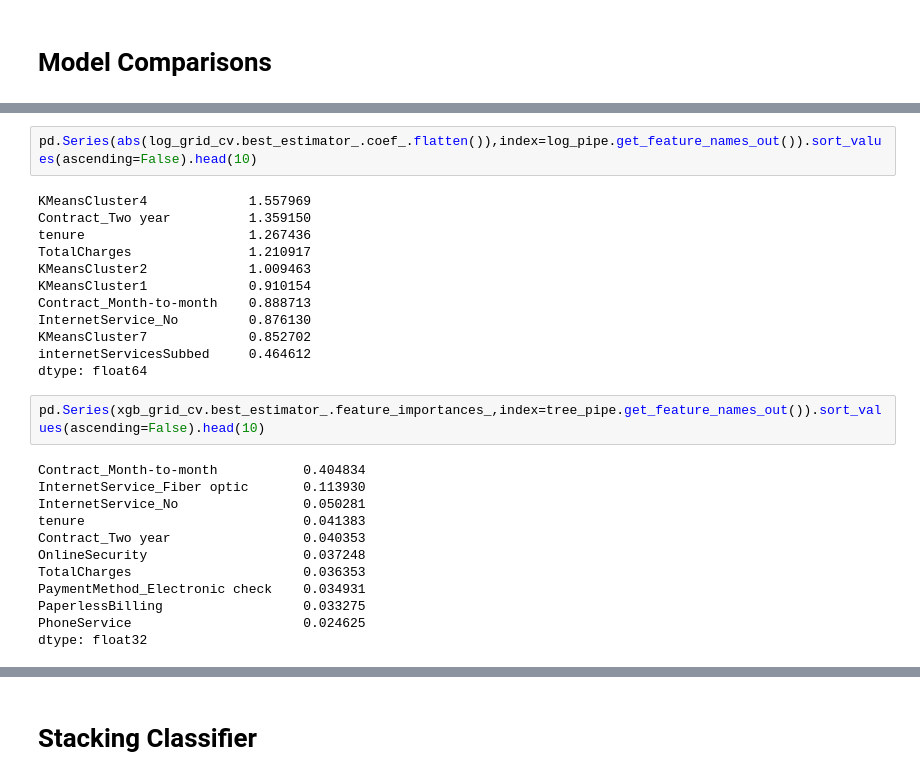
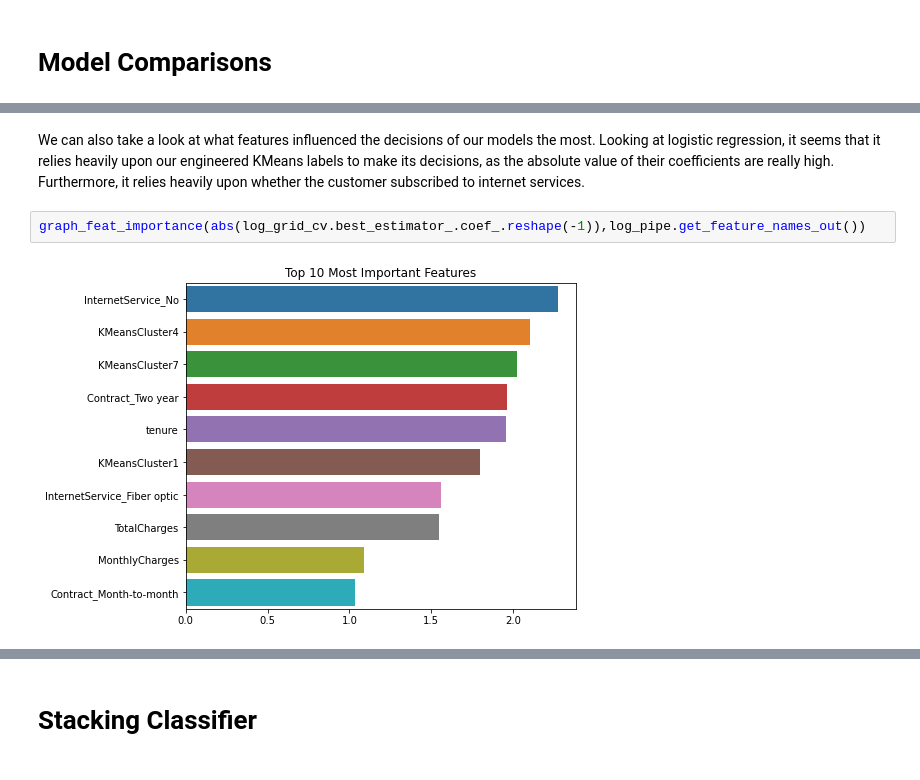
Before and after one commit to Jeff-ChenFan-Wang/TelecomChurnAnalysis, a Jupyter notebook: Model.ipynb, the cells around one changed output, grey strips where cells are left out. Cells and saved outputs as stored; diff of their text form.

```diff
--- a/Model.ipynb
+++ b/Model.ipynb
@@ -288,28 +254,6 @@ Text(0.5, 1.0, 'LightGBM 0.8326965459001875')
+# %% [markdown]
+We can also take a look at what features influenced the decisions of our models the most. Looking at logistic regression, it seems that it relies heavily upon our engineered KMeans labels to make its decisions, as the absolute value of their coefficients are really high. Furthermore, it relies heavily upon whether the customer subscribed to internet services.
 # %%
-pd.Series(abs(log_grid_cv.best_estimator_.coef_.flatten()),index=log_pipe.get_feature_names_out()).sort_values(ascending=False).head(10)
+graph_feat_importance(abs(log_grid_cv.best_estimator_.coef_.reshape(-1)),log_pipe.get_feature_names_out())
 # %% [output]
-KMeansCluster4             1.557969
-Contract_Two year          1.359150
-tenure                     1.267436
-TotalCharges               1.210917
-KMeansCluster2             1.009463
-KMeansCluster1             0.910154
-Contract_Month-to-month    0.888713
-InternetService_No         0.876130
-KMeansCluster7             0.852702
-internetServicesSubbed     0.464612
-dtype: float64
+[figure, added]
-# %%
-pd.Series(xgb_grid_cv.best_estimator_.feature_importances_,index=tree_pipe.get_feature_names_out()).sort_values(ascending=False).head(10)
-# %% [output]
-Contract_Month-to-month           0.404834
-InternetService_Fiber optic       0.113930
-InternetService_No                0.050281
-tenure                            0.041383
-Contract_Two year                 0.040353
-OnlineSecurity                    0.037248
-TotalCharges                      0.036353
-PaymentMethod_Electronic check    0.034931
-PaperlessBilling                  0.033275
-PhoneService                      0.024625
-dtype: float32
```
Also changed, not shown: parts of 39 cells of this notebook, 2 other files.
